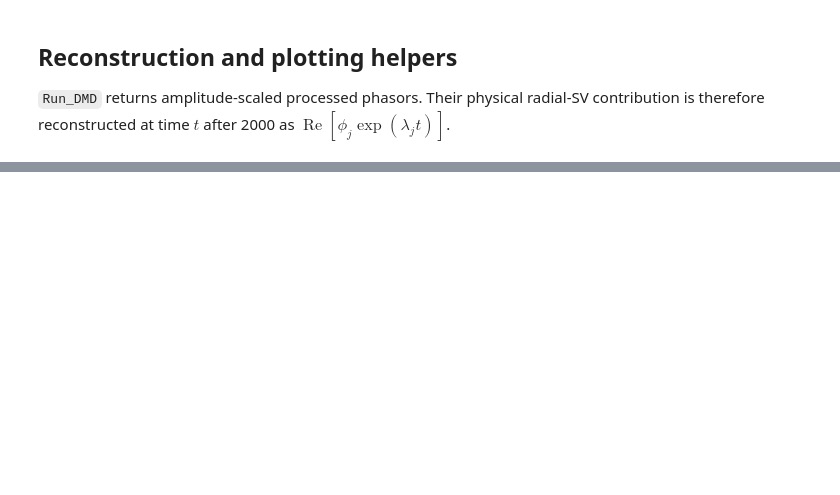
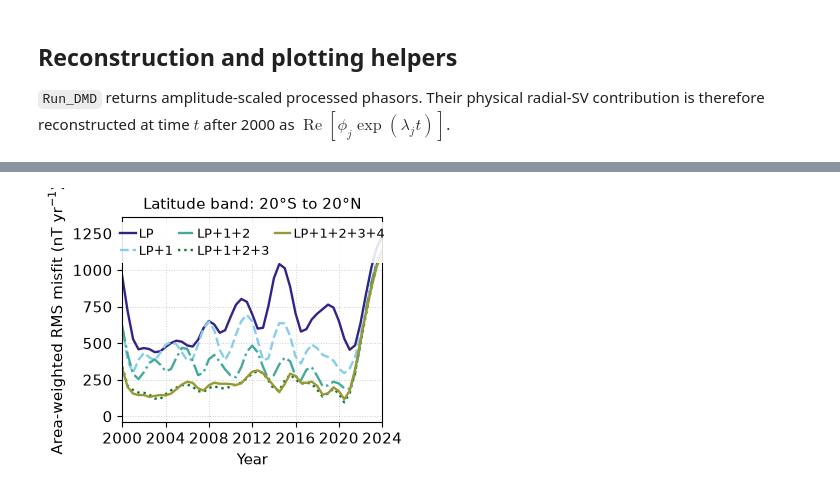
Before and after one commit to ElliottTSteele/MSc_Thesis, a Jupyter notebook: Last_stretch/Application/result_chaos_updated_interpretation.ipynb, the cells around one changed output, grey strips where cells are left out. Saved outputs shown, nothing was run; the diff lists cells and outputs as text; code cells hidden in the pictures; blank space fills up the shorter version.

```diff
--- a/Last_stretch/Application/result_chaos_updated_interpretation.ipynb
+++ b/Last_stretch/Application/result_chaos_updated_interpretation.ipynb
@@ -585,0 +1083,90 @@ plt.show()
+# %%
+def Plot_Regional_RMS_Misfit(rms_misfit_suite, title):
+    figure, axis = plt.subplots(
+        figsize=(0.50 * text_width, 0.70 * 0.55 * text_width),
+        constrained_layout=True,
+    )
+    line_styles = ['-', '--', '-.', ':']
+    for line_index, (label, rms_misfit) in enumerate(
+        rms_misfit_suite.items()
+    ):
+        axis.plot(
+            times_used,
+            rms_misfit,
+            color=tol_muted[line_index % len(tol_muted)],
+            linestyle=line_styles[line_index % len(line_styles)],
+            linewidth=1.7,
+            label=label,
+        )
+    axis.set(
+        xlim=(times_used[0], times_used[-1]),
+        xlabel='Year',
+        ylabel=r'Area-weighted RMS misfit (nT yr$^{-1}$)',
+        title=title,
+    )
+    axis.set_yscale('log' if misfit_log_y_scale else 'linear')
+    axis.margins(y=0.12)
+    axis.set_xticks(np.arange(2000, 2025, 4))
+    axis.grid(
+        True,
+        which='both',
+        linestyle=':',
+        linewidth=0.7,
+        alpha=0.6,
+    )
+    axis.legend(
+        frameon=True,
+        framealpha=0.88,
+        edgecolor='none',
+        ncol=min(3, len(rms_misfit_suite)),
+        loc='upper center',
+        bbox_to_anchor=(0.5, 0.99),
+        borderaxespad=0.2,
+        columnspacing=0.45,
+        handlelength=1.25,
+        handletextpad=0.25,
+        labelspacing=0.25,
+        fontsize=font_size - 2,
+    )
+    return figure, axis
+
+
+latitude_band_misfit_figure, latitude_band_misfit_axis = (
+    Plot_Regional_RMS_Misfit(
+        latitude_band_rms_misfit,
+        title=(
+            'Latitude band: '
+            f'{Format_Latitude(latitude_band_minimum)} to '
+            f'{Format_Latitude(latitude_band_maximum)}'
+        ),
+    )
+)
+latitude_band_reconstruction_paths = Save_Interpretation_Figure(
+    latitude_band_misfit_figure,
+    'chaos_equatorial_band_reconstruction_misfit',
+)
+plt.show()
+
+longitude_band_start_plot = (
+    (longitude_band_start + 180.0) % 360.0
+) - 180.0
+longitude_band_end_plot = (
+    (longitude_band_end + 180.0) % 360.0
+) - 180.0
+longitude_band_misfit_figure, longitude_band_misfit_axis = (
+    Plot_Regional_RMS_Misfit(
+        longitude_band_rms_misfit,
+        title=(
+            'Longitude band: '
+            f'{Format_Longitude(longitude_band_start_plot)} to '
+            f'{Format_Longitude(longitude_band_end_plot)}'
+        ),
+    )
+)
+longitude_band_reconstruction_paths = Save_Interpretation_Figure(
+    longitude_band_misfit_figure,
+    'chaos_meridional_band_reconstruction_misfit',
+)
+plt.show()
+# %% [output]
+[figure, added]
```
Also changed, not shown: parts of 23 cells of this notebook, 16 other files.
